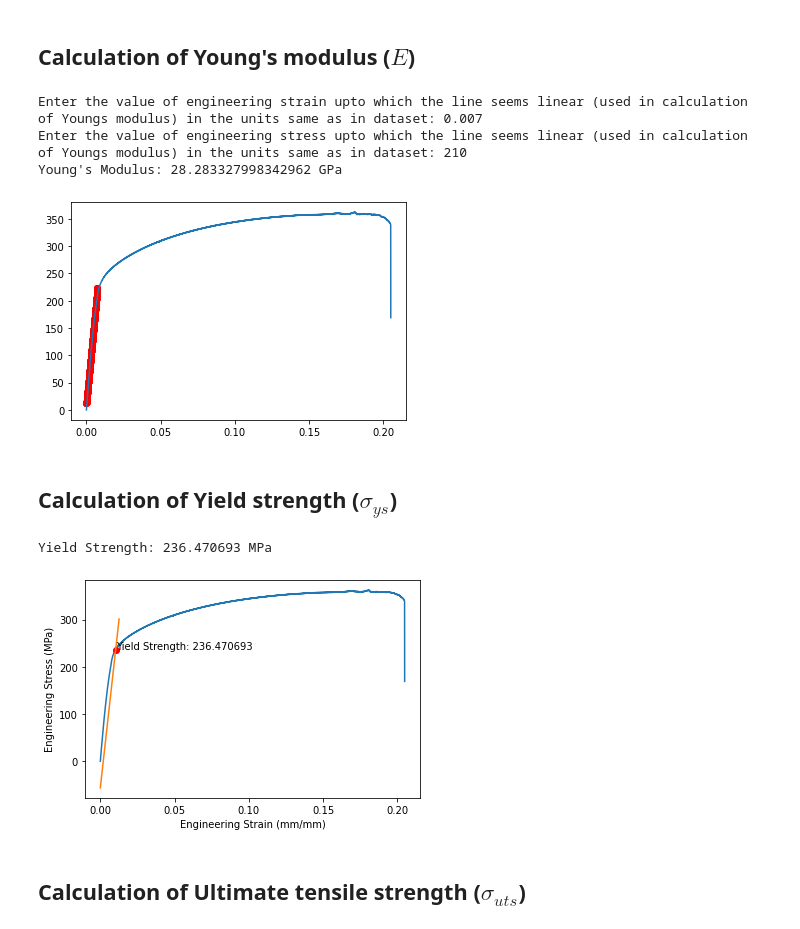
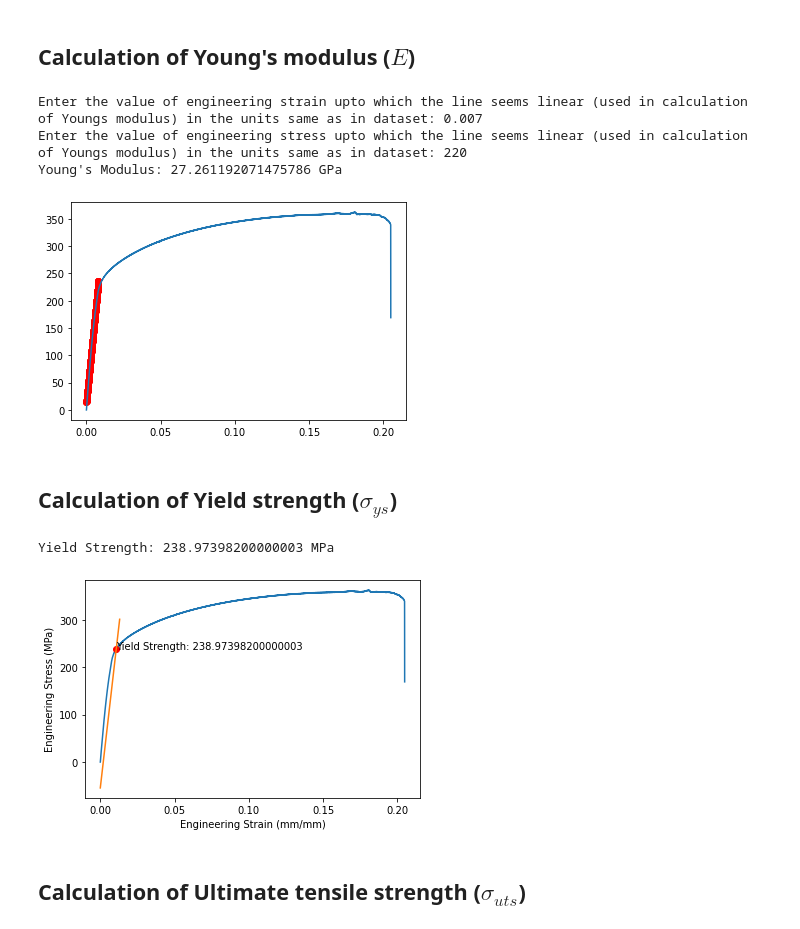
Before and after one commit to algomaster99/meta-btp, a Jupyter notebook: engineering_strain_stress.ipynb, the cells around one changed output. Saved outputs shown, nothing was run; the diff lists cells and outputs as text; code cells hidden in the pictures.

```diff
--- a/engineering_strain_stress.ipynb
+++ b/engineering_strain_stress.ipynb
@@ -126,40 +125,40 @@ print(f'Young\'s Modulus: {youngs_modulus/1000} GPa')
 
 save_fig(plt, 'savefig', f'{OUTPUT_DIR}/Youngs modulus calculation')
 
-if ifile.add_parameter(nameof(youngs_modulus)):
+if ifile.add_parameter('youngs_modulus', youngs_modulus):
     ofile.save_parameter('Young\'s Modulus', youngs_modulus, 'MPa')
 # %% [output]
 Enter the value of engineering strain upto which the line seems linear (used in calculation of Youngs modulus) in the units same as in dataset: 0.007
-Enter the value of engineering stress upto which the line seems linear (used in calculation of Youngs modulus) in the units same as in dataset: 210
-Young's Modulus: 28.283327998342962 GPa
+Enter the value of engineering stress upto which the line seems linear (used in calculation of Youngs modulus) in the units same as in dataset: 220
+Young's Modulus: 27.261192071475786 GPa
-[figure, old version]
+[figure, new version]
 # %% [markdown]
 ## Calculation of Yield strength ($\sigma_{ys}$)
 # %%
 parallel_line_y = [(i - 0.002)*youngs_modulus for i in x]
 plt.plot(x,y_smooth)
 intersection = np.argwhere(np.diff(np.sign([parallel_line_y[i] - y_smooth[i] for i in range(len(y_smooth))]))).flatten()
 plt.plot(x[intersection[0]], y_smooth[intersection[0]], 'ro')
 
 # 200 is added as a scaling factor so that the intersection point is easily viewable
 plt.plot(x[:(intersection[0]+200)], parallel_line_y[:(intersection[0]+200)])
 plt.xlabel(x_label)
 plt.ylabel(y_label)
 yield_strength = y_smooth[intersection[0]]
 plt.annotate(f'Yield Strength: {yield_strength}', (x[intersection[0]], y_smooth[intersection[0]]))
 
 
 
 save_fig(plt, 'savefig', f'{OUTPUT_DIR}/Yield Strength')
 
 # 0th index because there is only one intersection point
 print(f'Yield Strength: {yield_strength} MPa')
 
-if ifile.add_parameter(nameof(yield_strength)):
+if ifile.add_parameter('yield_strength', yield_strength):
     ofile.save_parameter('Yield Strength', yield_strength, 'MPa')
 # %% [output]
-Yield Strength: 236.470693 MPa
+Yield Strength: 238.97398200000003 MPa
-[figure, old version]
+[figure, new version]
 # %% [markdown]
 ## Calculation of Ultimate tensile strength ($\sigma_{uts}$)
 # %%
```
Also changed, not shown: parts of 4 cells of this notebook, 2 other files.
